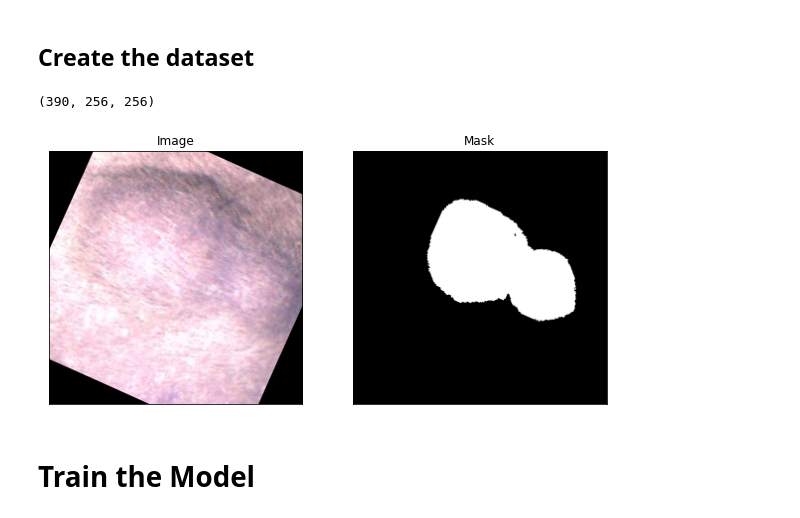
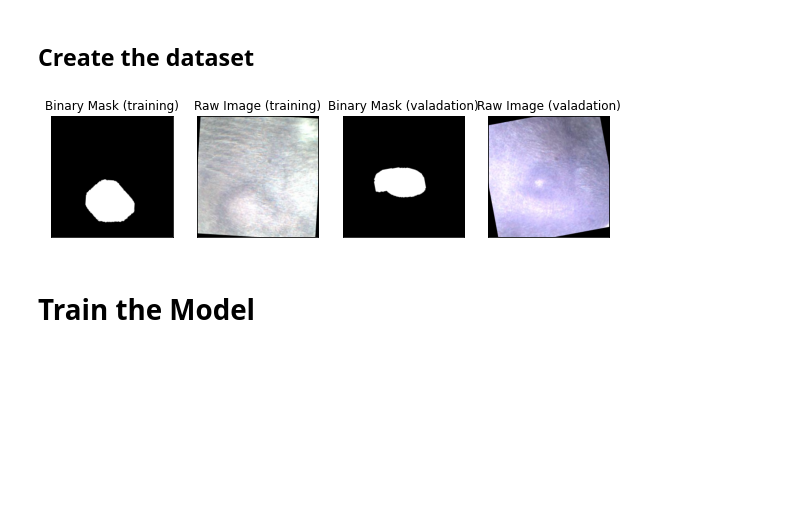
Before and after one commit to riyajain2025/mouse-tumor-segmentation, a Jupyter notebook: tumor segmentation.ipynb, the cells around one changed output. Saved outputs shown, nothing was run; the diff lists cells and outputs as text; code cells hidden in the pictures; blank space fills up the shorter version.

```diff
--- a/tumor segmentation.ipynb
+++ b/tumor segmentation.ipynb
@@ -337,7 +335,7 @@ def crop_images(image_array):
 
         image = image_array[i]
 
-
+        image_height, image_width = image.shape[:2]
 
         # Bounding box dimensions
         box_width, box_height = 256, 256
@@ -388,9 +384,6 @@ import random
 import numpy as np
 
 def augment_image_array(image_array_raw, image_array_binary):
-
-    augmented_images_raw = []
-    augmented_images_binary = []
 
     for i in range(len(image_array_raw) - 1):
 
@@ -407,12 +400,12 @@ def augment_image_array(image_array_raw, image_array_binary):
 
         M = cv2.getRotationMatrix2D(center, angle, 1.0)
         augmented_image_raw = cv2.warpAffine(flipped_image_raw, M, (w, h))
-        augmented_image_binary = cv2.warpAffine(flipped_image_binary, M, (w, h))
+        image_array_binary = cv2.warpAffine(flipped_image_binary, M, (w, h))
 
-        augmented_images_raw.append(augmented_image_raw)
+        image_array_raw.append(augmented_image_raw)
         augmented_images_binary.append(augmented_image_binary)
 
-    return augmented_images_raw, augmented_images_binary
+    return image_array_raw, image_array_binary
 
 training_raw, training_masks = augment_image_array(training_raw, training_masks)
 val_raw, val_masks = augment_image_array(val_raw, val_masks)
@@ -472,59 +439,62 @@ NameError: name 'final_binary_masks' is not defined
 # now create a dataset with these images
 
 # convert lists to arrays
-raw_images_masked = np.array(raw_images_masked)
-final_binary_masks = np.array(final_binary_masks)
+training_raw = np.array(training_raw)
+training_masks = np.array(training_masks)
+
+val_raw = np.array(val_raw)
+val_masks = np.array(val_masks)
 
 from datasets import Dataset
 from PIL import Image
-from datasets import DatasetDict, train_test_split
 
 # Convert the NumPy arrays to Pillow images and store them in a dictionary
-dataset_dict = {
-    "image": [Image.fromarray(img) for img in raw_images_masked],
-    "label": [Image.fromarray(mask) for mask in final_binary_masks],
+training_dataset_dict = {
+    "image": [Image.fromarray(img) for img in training_raw],
+    "label": [Image.fromarray(mask) for mask in training_masks],
+}
+
+val_dataset_dict = {
+    "image": [Image.fromarray(img) for img in val_raw],
+    "label": [Image.fromarray(mask) for mask in val_masks],
 }
 
 # Create the dataset using the datasets.Dataset class
-dataset = Dataset.from_dict(dataset_dict)
-
-dataset_split = dataset.train_test_split(test_size=0.2)
-
-# Access the train and validation datasets
-train_dataset = dataset_split['train']
-val_dataset = dataset_split['test']
-
-final_binary_masks.shape
+training_dataset = Dataset.from_dict(training_dataset_dict)
+val_dataset = Dataset.from_dict(val_dataset_dict)
-# %% [output]
-(390, 256, 256)
 # %%
 # now to check that everything is working
 
-img_num = random.randint(0, raw_images_masked.shape[0]-1)
-example_image = dataset[img_num]["image"]
-example_mask = dataset[img_num]["label"]
+# picks a random image and displays it
 
-fig, axes = plt.subplots(1, 2, figsize=(10, 5))
+rand_train = random.randint(0, len(training_raw) - 1)
+rand_val = random.randint(0, len(val_raw) - 1)
 
-# Plot the first image on the left
-axes[0].imshow(np.array(example_image), cmap='gray')  # Assuming the first image is grayscale
-axes[0].set_title("Image")
+fig, ax = plt.subplots(1, 4, figsize=(10, 5))
 
-# Plot the second image on the right
-axes[1].imshow(example_mask, cmap='gray')  # Assuming the second image is grayscale
-axes[1].set_title("Mask")
+ax[0].imshow(training_dataset["label"][rand_train], cmap = "gray")
+ax[0].set_title('Binary Mask (training)')
+
+ax[1].imshow(training_dataset["image"][rand_train])
+ax[1].set_title('Raw Image (training)')
+
+ax[2].imshow(val_dataset["label"][rand_val], cmap ="gray")
+ax[2].set_title("Binary Mask (valadation)")
+
+ax[3].imshow(val_dataset["image"][rand_val])
+ax[3].set_title("Raw Image (valadation)")
 
 # Hide axis ticks and labels
-for ax in axes:
-    ax.set_xticks([])
-    ax.set_yticks([])
-    ax.set_xticklabels([])
-    ax.set_yticklabels([])
+for axe in ax:
+    axe.set_xticks([])
+    axe.set_yticks([])
+    axe.set_xticklabels([])
+    axe.set_yticklabels([])
 
 # Display the images side by side
 plt.show()
 # %% [output]
-[figure, old version]
+[figure, new version]
 # %%
 from torch.utils.data import Dataset
 
```
Also changed, not shown: parts of 13 cells of this notebook.
